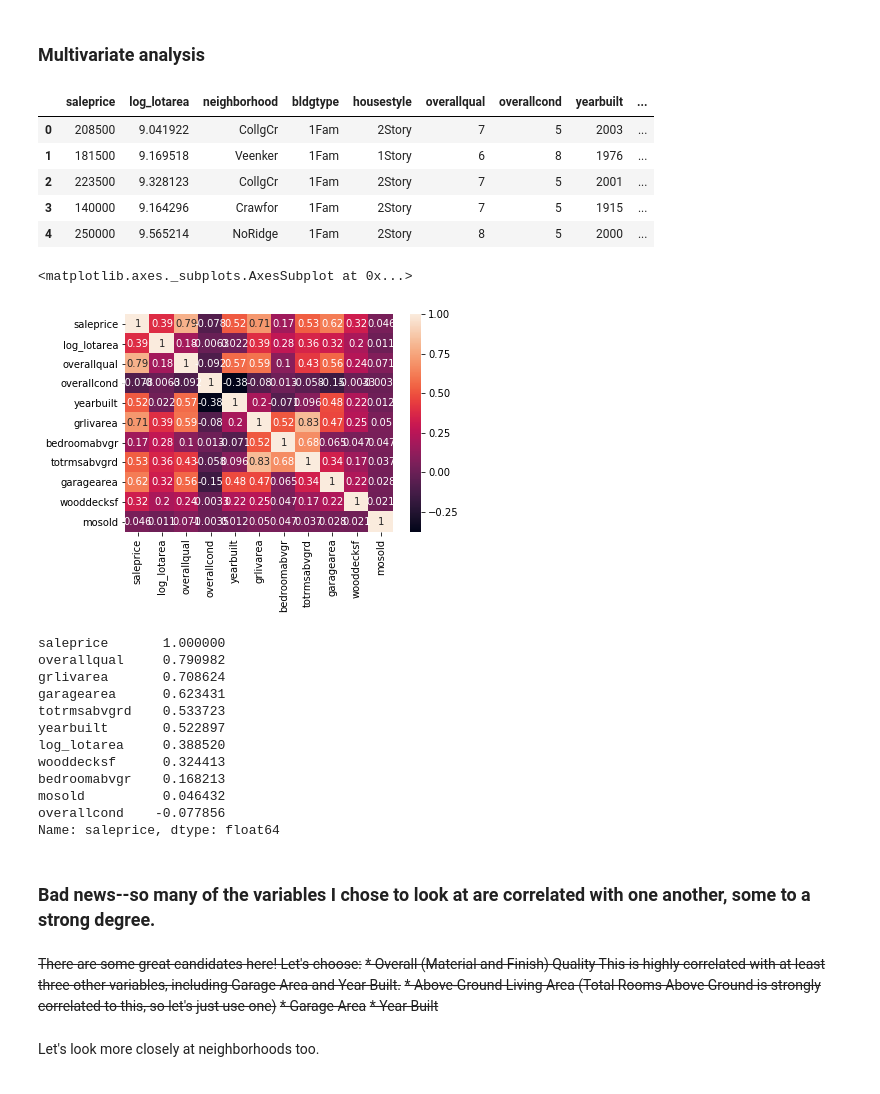
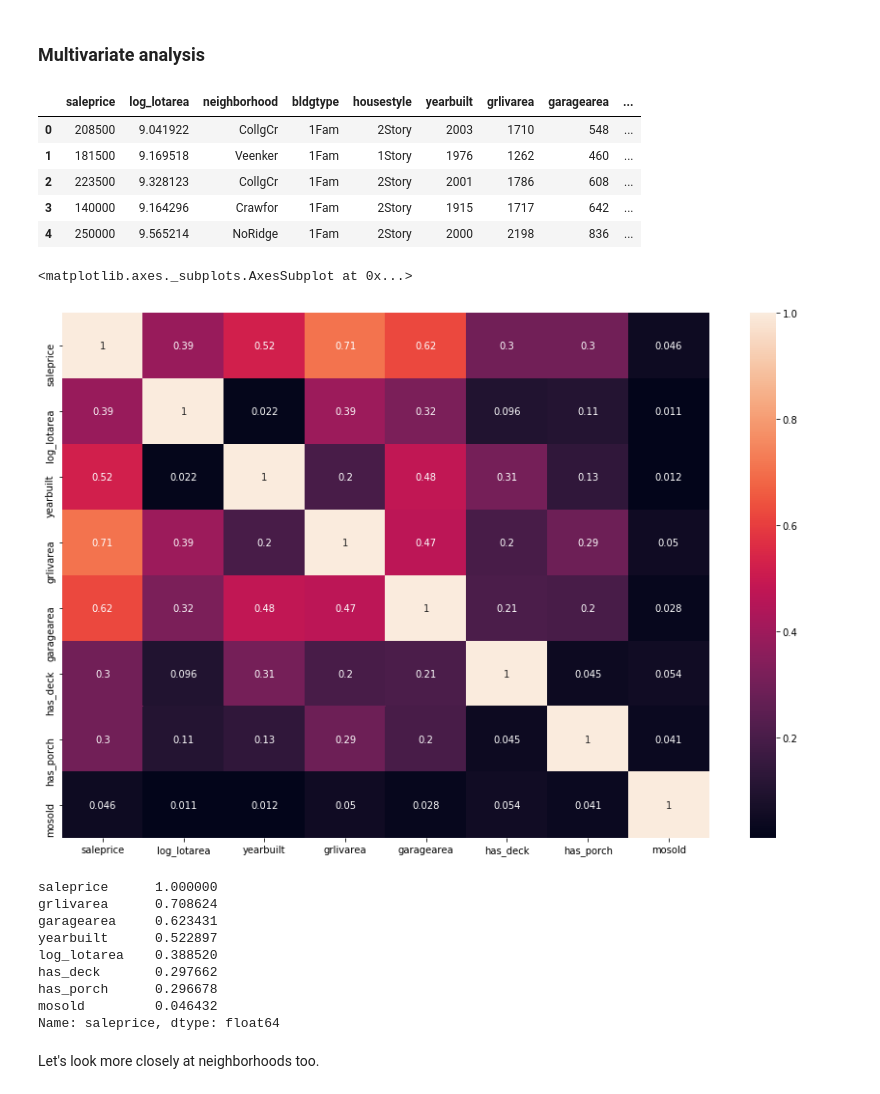
Before and after one commit to iamjeremybe/thinkful_data_science, a Jupyter notebook: Thinkful - Simple linear regression with OLS.ipynb, the cells around one changed output. Cells and saved outputs as stored; diff of their text form; code cells hidden in the pictures.

```diff
--- a/Thinkful - Simple linear regression with OLS.ipynb
+++ b/Thinkful - Simple linear regression with OLS.ipynb
@@ -194,3 +219,6 @@ house_df['log_lotarea'] = np.log(house_df['lotarea'])
+# %%
+house_df['has_porch'] = ((house_df['openporchsf'] > 0) | (house_df['enclosedporch'] > 0) | (house_df['threessnporch'] > 0) | (house_df['screenporch'] > 0)).map({True: 1, False: 0})
+house_df['has_deck'] = (house_df['wooddecksf'] > 0).map({True: 1, False: 0})
 # %% [markdown]
 Neighborhood may be able to help predict which prices will be higher. There's certainly a difference in mean sale prices between neighborhoods!
 # %%
@@ -216,6 +244,6 @@ house_df[['neighborhood','saleprice']].groupby('neighborhood').mean().sort_value
 | MeadowV | 98576.470588 |
 # %%
 # Create a feature describing whether or not the property has a pool
-house_df['has_pool'] = house_df['poolarea'] > 0
+house_df['has_pool'] = (house_df['poolarea'] > 0).map({True: 1, False: 0})
 house_df['has_pool'].value_counts()
 # %% [output]
@@ -241,49 +269,39 @@ This doesn't look very conclusive to me. Let's skip this after all.
 ### Multivariate analysis
 # %%
 # Interesting variables we can try plotting against sale price
-vars_of_interest = ['saleprice','log_lotarea','neighborhood','bldgtype','housestyle','overallqual','overallcond','yearbuilt',
-                    'grlivarea','bedroomabvgr','totrmsabvgrd','garagearea','wooddecksf','mosold']
+vars_of_interest = ['saleprice','log_lotarea','neighborhood','bldgtype','housestyle','yearbuilt',
+                    'grlivarea','garagearea','has_deck','has_porch','mosold']
 # %%
 house_interest_df = house_df[vars_of_interest]
 house_interest_df.head()
 # %% [output]
-|  | saleprice | log_lotarea | neighborhood | bldgtype | housestyle | overallqual | overallcond | yearbuilt | ... |
-| 0 | 208500 | 9.041922 | CollgCr | 1Fam | 2Story | 7 | 5 | 2003 | ... |
-| 1 | 181500 | 9.169518 | Veenker | 1Fam | 1Story | 6 | 8 | 1976 | ... |
-| 2 | 223500 | 9.328123 | CollgCr | 1Fam | 2Story | 7 | 5 | 2001 | ... |
-| 3 | 140000 | 9.164296 | Crawfor | 1Fam | 2Story | 7 | 5 | 1915 | ... |
-| 4 | 250000 | 9.565214 | NoRidge | 1Fam | 2Story | 8 | 5 | 2000 | ... |
+|  | saleprice | log_lotarea | neighborhood | bldgtype | housestyle | yearbuilt | grlivarea | garagearea | ... |
+| 0 | 208500 | 9.041922 | CollgCr | 1Fam | 2Story | 2003 | 1710 | 548 | ... |
+| 1 | 181500 | 9.169518 | Veenker | 1Fam | 1Story | 1976 | 1262 | 460 | ... |
+| 2 | 223500 | 9.328123 | CollgCr | 1Fam | 2Story | 2001 | 1786 | 608 | ... |
+| 3 | 140000 | 9.164296 | Crawfor | 1Fam | 2Story | 1915 | 1717 | 642 | ... |
+| 4 | 250000 | 9.565214 | NoRidge | 1Fam | 2Story | 2000 | 2198 | 836 | ... |
 # %%
 house_corr = house_interest_df.corr()
 # %%
 # We can also check out a heatmap to see the correlation between our target and our continuous variables
+plt.figure(figsize=(15,10))
 sns.heatmap(house_corr, annot=True)
 # %% [output]
 <matplotlib.axes._subplots.AxesSubplot at 0x...>
-[figure, old version]
+[figure, new version]
 # %%
 house_corr.loc['saleprice'].sort_values(ascending=False)
 # %% [output]
-saleprice       1.000000
-overallqual     0.790982
-grlivarea       0.708624
-garagearea      0.623431
-totrmsabvgrd    0.533723
-yearbuilt       0.522897
-log_lotarea     0.388520
-wooddecksf      0.324413
-bedroomabvgr    0.168213
-mosold          0.046432
-overallcond    -0.077856
+saleprice      1.000000
+grlivarea      0.708624
+garagearea     0.623431
+yearbuilt      0.522897
+log_lotarea    0.388520
+has_deck       0.297662
+has_porch      0.296678
+mosold         0.046432
 Name: saleprice, dtype: float64
-# %% [markdown]
-### Bad news--so many of the variables I chose to look at are correlated with one another, some to a strong degree.
-# %% [markdown]
-~~There are some great candidates here! Let's choose:~~
-~~* Overall (Material and Finish) Quality This is highly correlated with at least three other variables, including Garage Area and Year Built.~~
-~~* Above-Ground Living Area (Total Rooms Above Ground is strongly correlated to this, so let's just use one)~~
-~~* Garage Area~~
-~~* Year Built~~
 # %% [markdown]
 Let's look more closely at neighborhoods too.
 # %%
```
Also changed, not shown: parts of 21 cells of this notebook.
